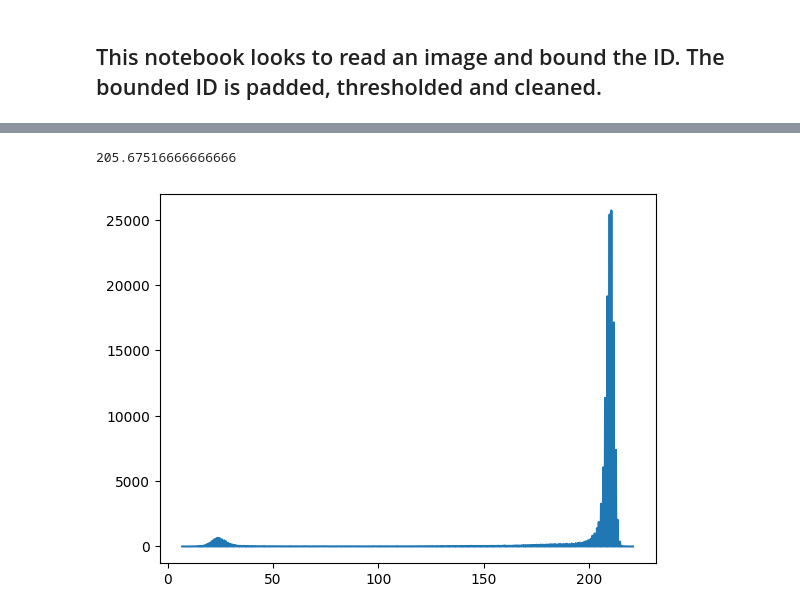
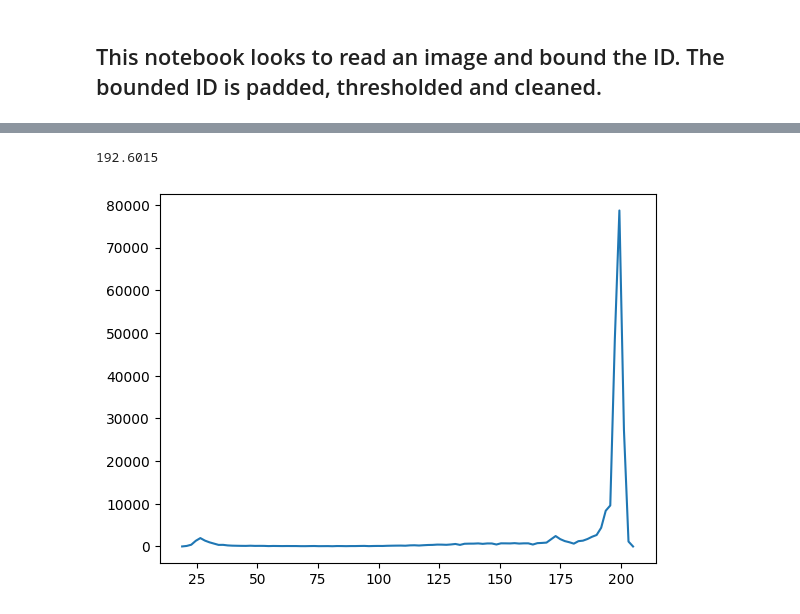
Before and after one commit to Jor-Lee/Guppies, a Jupyter notebook: Python_Files/Identity_Isolation.ipynb, the cells around one changed output, grey strips where cells are left out. Saved outputs shown, nothing was run; the diff lists cells and outputs as text; code cells hidden in the pictures.

```diff
--- a/Python_Files/Identity_Isolation.ipynb
+++ b/Python_Files/Identity_Isolation.ipynb
@@ -305,6 +63,6 @@ def GetImageAndParaBox(image_in_bytes, client, verbose=False):
 # %%
 # Collect image from bucket
-image_in_bytes = RetreiveImage(random_files[13])
+image_in_bytes = RetreiveImage(random_files[38])
 
 # Read image and return initial output, frame and identity character boxes
 output_string, frame, character_boxes = GetImageAndParaBox(image_in_bytes, client, verbose=True)
@@ -396,14 +164,25 @@ print('(upper thresh, lower_thresh) = (%.2f, %.2f)' %(upper_thresh, lower_thresh
 # %%
 averaged_frame = np.mean(reduced_frame,axis=2)
-hist = np.histogram(averaged_frame, bins=1000)
+
+# White background masking
+hist = np.histogram(averaged_frame, bins=100)
 centers = 0.5*(hist[1][1:]+ hist[1][:-1])
+
+thresh = np.argmax(hist[0] > np.max(hist[0]) * 0.2)
+upper_thresh = centers[thresh_val] * 0.975
+
+# averaged_frame = np.mean(reduced_frame,axis=2)
+# hist = np.histogram(averaged_frame, bins=1000)
+# centers = 0.5*(hist[1][1:]+ hist[1][:-1])
+
+# thresh = np.argmax(hist[0] > np.max(hist[0]) * 0.2)
+# centers[thresh] * 0.975
+
 plt.plot(centers, hist[0])
-
-thresh = np.argmax(hist[0] > np.max(hist[0]) * 0.1)
-centers[thresh]
+centers[thresh] * 0.975
 # %% [output]
-205.67516666666666
+192.6015
-[figure, old version]
+[figure, new version]
 # %%
 %matplotlib inline
 padx = 100
```
Also changed, not shown: parts of 11 cells of this notebook, 1 other file.
